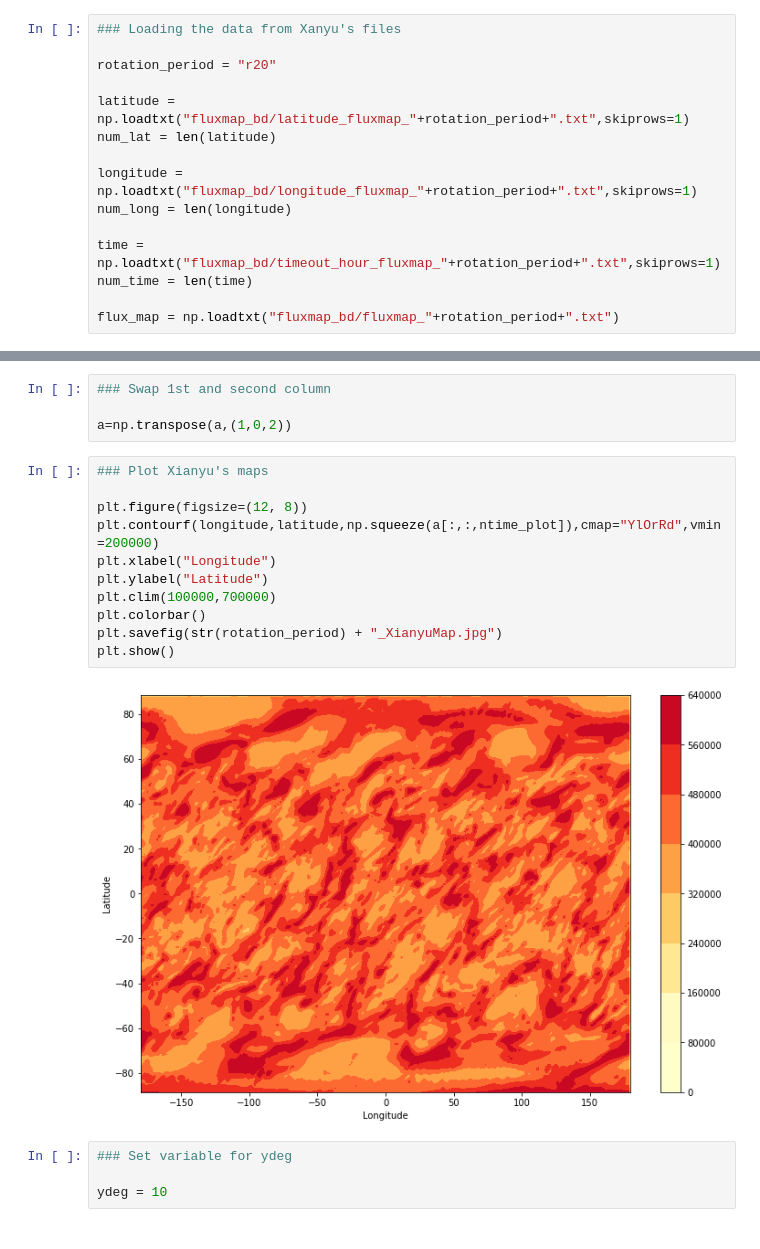
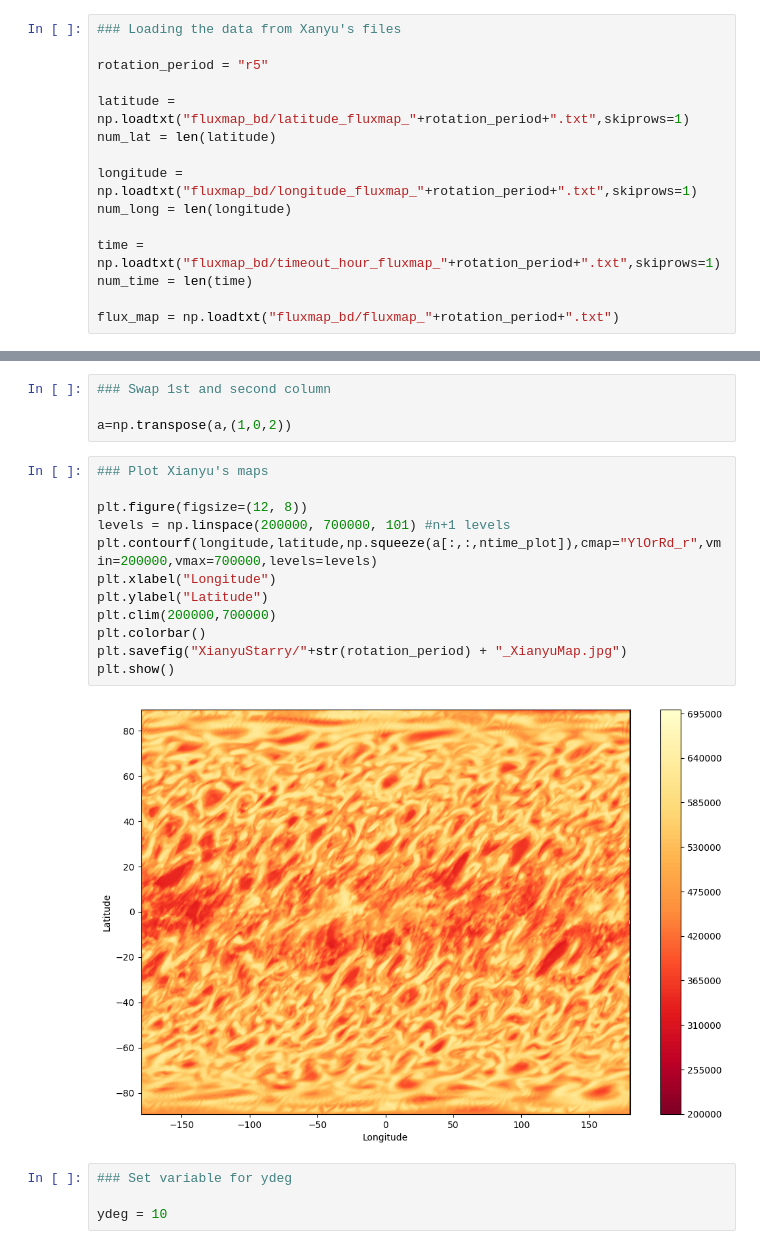
Before and after one commit to MohammadRefat23/StarryAtmospheres, a Jupyter notebook: Xianyu_Maps.ipynb, the cells around one changed output, grey strips where cells are left out. Cells and saved outputs as stored; diff of their text form.

```diff
--- a/Xianyu_Maps.ipynb
+++ b/Xianyu_Maps.ipynb
@@ -21,7 +21,7 @@ starry.config.quiet = True
 # %%
 ### Loading the data from Xanyu's files
 
-rotation_period = "r20"
+rotation_period = "r5"
 
 latitude = np.loadtxt("fluxmap_bd/latitude_fluxmap_"+rotation_period+".txt",skiprows=1)
 num_lat = len(latitude)
@@ -57,16 +57,17 @@ a=np.transpose(a,(1,0,2))
 # %%
 ### Plot Xianyu's maps
 
 plt.figure(figsize=(12, 8))
-plt.contourf(longitude,latitude,np.squeeze(a[:,:,ntime_plot]),cmap="YlOrRd",vmin=200000)
+levels = np.linspace(200000, 700000, 101) #n+1 levels
+plt.contourf(longitude,latitude,np.squeeze(a[:,:,ntime_plot]),cmap="YlOrRd_r",vmin=200000,vmax=700000,levels=levels)
 plt.xlabel("Longitude")
 plt.ylabel("Latitude")
-plt.clim(100000,700000)
+plt.clim(200000,700000)
 plt.colorbar()
-plt.savefig(str(rotation_period) + "_XianyuMap.jpg")
+plt.savefig("XianyuStarry/"+str(rotation_period) + "_XianyuMap.jpg")
 plt.show()
 # %% [output]
-[figure, old version]
+[figure, new version]
 # %%
 ### Set variable for ydeg
 
```
Also changed, not shown: parts of 7 cells of this notebook.
